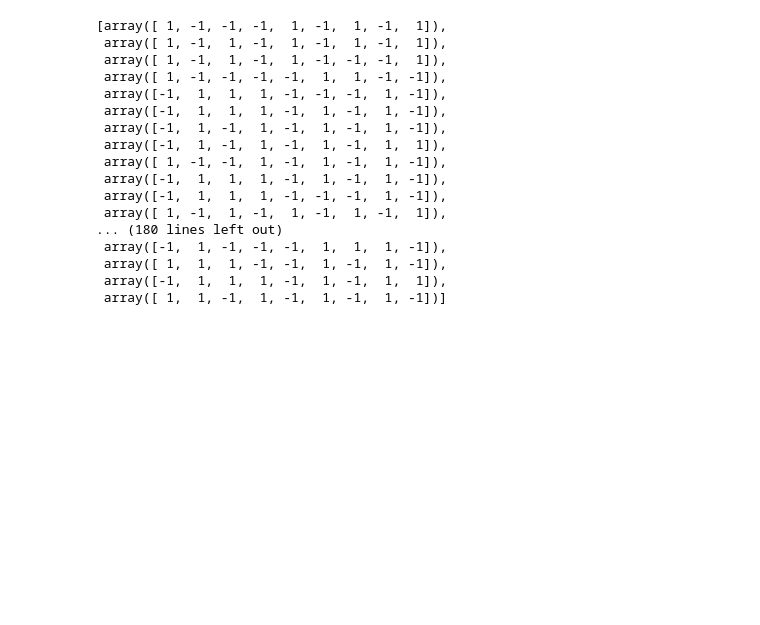
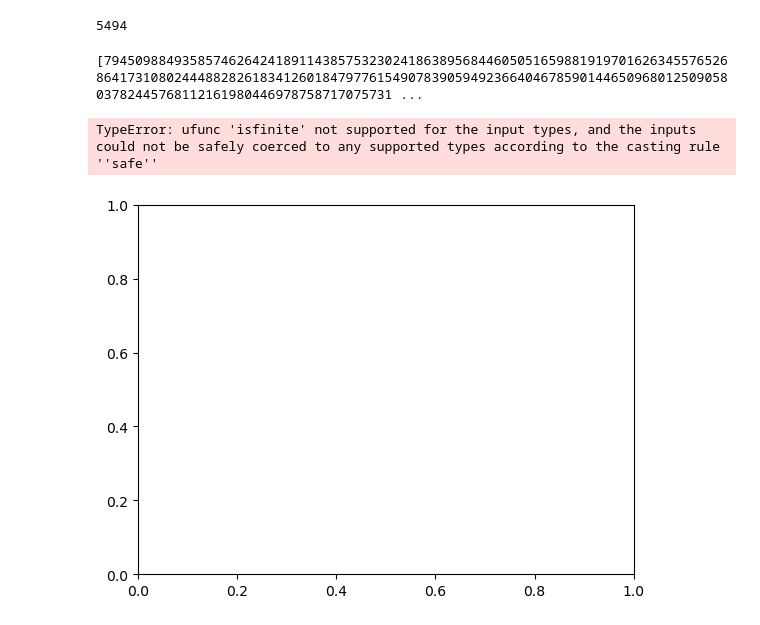
Before and after one commit to fysmoe1121/Phase-Transitions-Ising-Model, a Jupyter notebook: ising_model.ipynb, the cells around one changed output. Cells and saved outputs as stored; diff of their text form; code cells hidden in the pictures; blank space fills up the shorter version.

Commit message:
added metropolis-hasting-sampler

```diff
--- a/ising_model.ipynb
+++ b/ising_model.ipynb
@@ -159,20 +210,33 @@ TypeError: move_spins() missing 1 required positional argument: 'spin'
-# %%
-mcmc(flip_spin, generate_grid(3), score_fn, 5_000)
-# %% [output]
-[array([ 1, -1, -1, -1,  1, -1,  1, -1,  1]),
- array([ 1, -1,  1, -1,  1, -1,  1, -1,  1]),
- array([ 1, -1,  1, -1,  1, -1, -1, -1,  1]),
- array([ 1, -1, -1, -1, -1,  1,  1, -1, -1]),
- array([-1,  1,  1,  1, -1, -1, -1,  1, -1]),
- array([-1,  1,  1,  1, -1,  1, -1,  1, -1]),
- array([-1,  1, -1,  1, -1,  1, -1,  1, -1]),
- array([-1,  1, -1,  1, -1,  1, -1,  1,  1]),
- array([ 1, -1, -1,  1, -1,  1, -1,  1, -1]),
- array([-1,  1,  1,  1, -1,  1, -1,  1, -1]),
- array([-1,  1,  1,  1, -1, -1, -1,  1, -1]),
- array([ 1, -1,  1, -1,  1, -1,  1, -1,  1]),
-... (180 lines left out)
- array([-1,  1, -1, -1, -1,  1,  1,  1, -1]),
- array([ 1,  1,  1, -1, -1,  1, -1,  1, -1]),
- array([-1,  1,  1,  1, -1,  1, -1,  1,  1]),
- array([ 1,  1, -1,  1, -1,  1, -1,  1, -1])]
+# %%
+def metropolis_hasting_sampler(init_dist, beta, num_iters, step_size):
+    samples = []
+    sample = init_dist
+    for i in range(num_iters):
+        candidate_spin = flip_random_spin(sample)
+        acceptance_prop = min(1, np.exp(-beta * delta_energy(sample, candidate_spin)))
+        if (acceptance_prop > np.random.random()):
+            sample = flip_spin_in_lattice(sample, candidate_spin)
+            samples.append(sample)
+    return samples
+# %%
+mh_results = metropolis_hasting_sampler(generate_lattice(30), 1, 100_000, 1)
+print(len(mh_results))
+# %% [output]
+5494
+# %%
+def turn_into_number(samples):
+    res = []
+    for sample in samples:
+        flattened_sample = sample.flatten().tolist()
+        binary_string = ''.join(str(1 if bit == 1 else 0) for bit in flattened_sample)
+        res.append(int(binary_string, 2))
+    return res
+# %%
+mh_results_numbers = turn_into_number(mh_results)
+# %% [output]
+[7945098849358574626424189114385753230241863895684460505165988191970162634557652686417310802444882826183412601847977615490783905949236640467859014465096801250905803782445768112161980446978758717075731 ...
+# %%
+plt.hist(mh_results_numbers)
+# %% [output]
+TypeError: ufunc 'isfinite' not supported for the input types, and the inputs could not be safely coerced to any supported types according to the casting rule ''safe''
+[figure, added]
```
Also changed, not shown: parts of 36 cells of this notebook.
